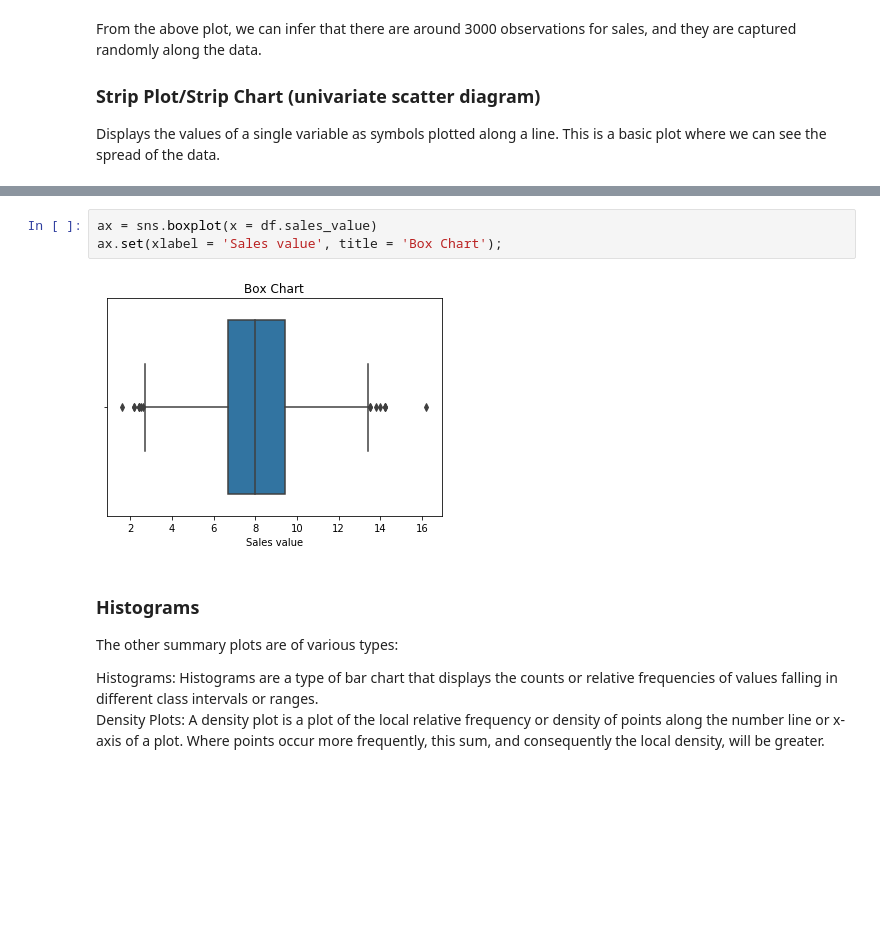
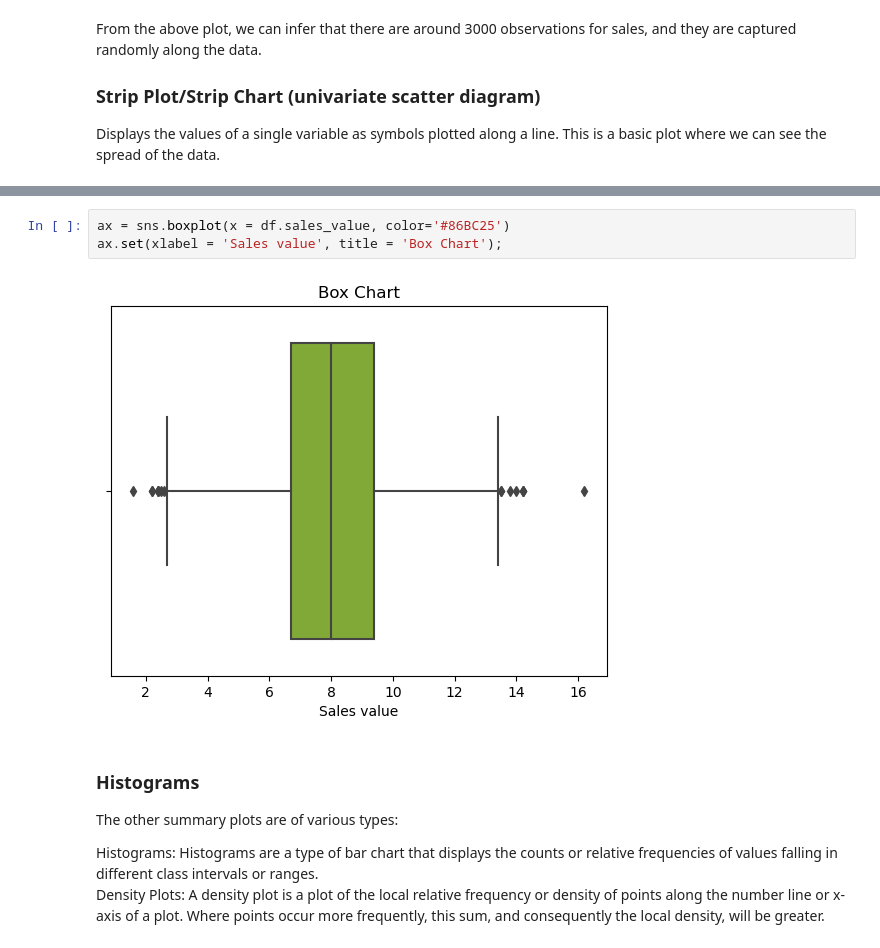
Before and after one commit to HarshaAsh/ClassificationModels, a Jupyter notebook: Basics/Data visualization part 1.ipynb, the cells around one changed output, grey strips where cells are left out. Drawn from its saved outputs; the diff is of its cells as text; blank space fills up the shorter version.

```diff
--- a/Basics/Data visualization part 1.ipynb
+++ b/Basics/Data visualization part 1.ipynb
@@ -79,10 +86,10 @@ Summary plots display an object or a graph that gives a more concise expression
 ### Box plot
 A simple way of representing statistical data on a plot in which a rectangle is drawn to represent the second and third quartiles, usually with a vertical line inside to indicate the median value. The lower and upper quartiles are shown as horizontal lines on either side of the rectangle.
 # %%
-ax = sns.boxplot(x = df.sales_value)
+ax = sns.boxplot(x = df.sales_value, color='#86BC25')
 ax.set(xlabel = 'Sales value', title = 'Box Chart');
 # %% [output]
-[figure, old version]
+[figure, new version]
 # %% [markdown]
 ### Histograms
 The other summary plots are of various types:
```
Also changed, not shown: parts of 38 cells of this notebook.
